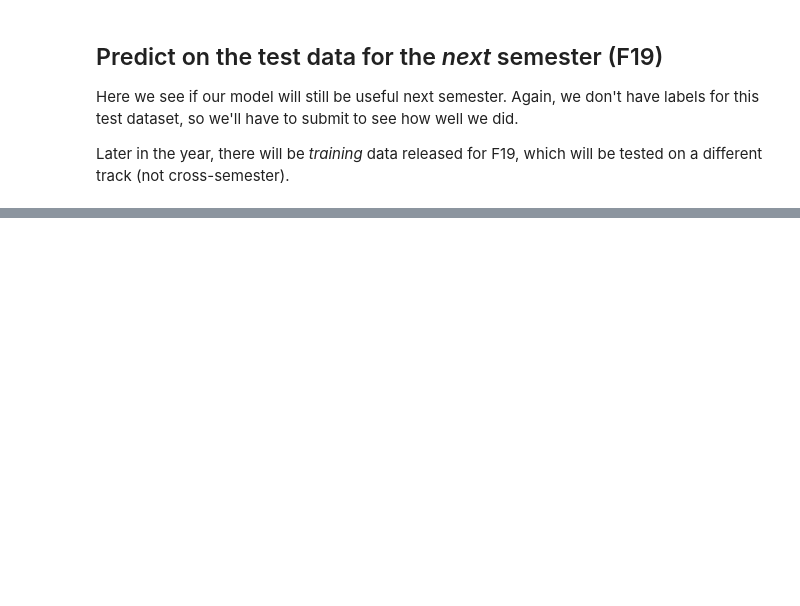
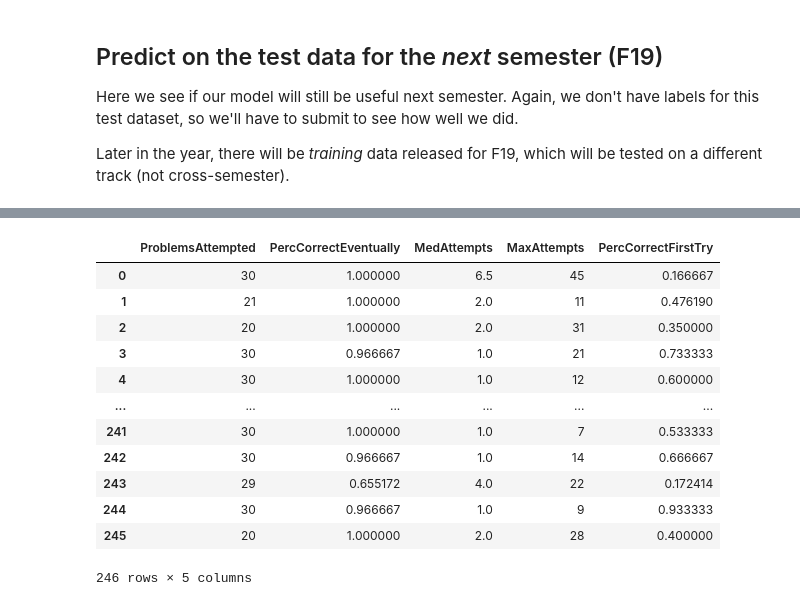
Before and after one commit to YangAzure/CSEDMDataChallenge, a Jupyter notebook: naive_model.ipynb, the cells around one changed output, grey strips where cells are left out. Drawn from its saved outputs; the diff is of its cells as text; code cells hidden in the pictures; blank space fills up the shorter version.

```diff
--- a/naive_model.ipynb
+++ b/naive_model.ipynb
@@ -267,0 +293,4 @@ predictions_df.to_csv(os.path.join(path, 'predictions.csv'), index=False)
+# %%
+train_base = late_train.groupby('SubjectID')['Label'].sum().to_frame('X-Grade').reset_index()
+train_base['X-Grade'] = train_base['X-Grade'] / 20
+train_base
@@ -267,0 +319,16 @@ predictions_df.to_csv(os.path.join(path, 'predictions.csv'), index=False)
+# %%
+X_train_unscaled
+# %% [output]
+|  | ProblemsAttempted | PercCorrectEventually | MedAttempts | MaxAttempts | PercCorrectFirstTry |
+| 0 | 30 | 1.000000 | 6.5 | 45 | 0.166667 |
+| 1 | 21 | 1.000000 | 2.0 | 11 | 0.476190 |
+| 2 | 20 | 1.000000 | 2.0 | 31 | 0.350000 |
+| 3 | 30 | 0.966667 | 1.0 | 21 | 0.733333 |
+| 4 | 30 | 1.000000 | 1.0 | 12 | 0.600000 |
+| ... | ... | ... | ... | ... | ... |
+| 241 | 30 | 1.000000 | 1.0 | 7 | 0.533333 |
+| 242 | 30 | 0.966667 | 1.0 | 14 | 0.666667 |
+| 243 | 29 | 0.655172 | 4.0 | 22 | 0.172414 |
+| 244 | 30 | 0.966667 | 1.0 | 9 | 0.933333 |
+| 245 | 20 | 1.000000 | 2.0 | 28 | 0.400000 |
+246 rows × 5 columns
```
Also changed, not shown: parts of 40 cells of this notebook, 5 other files.
